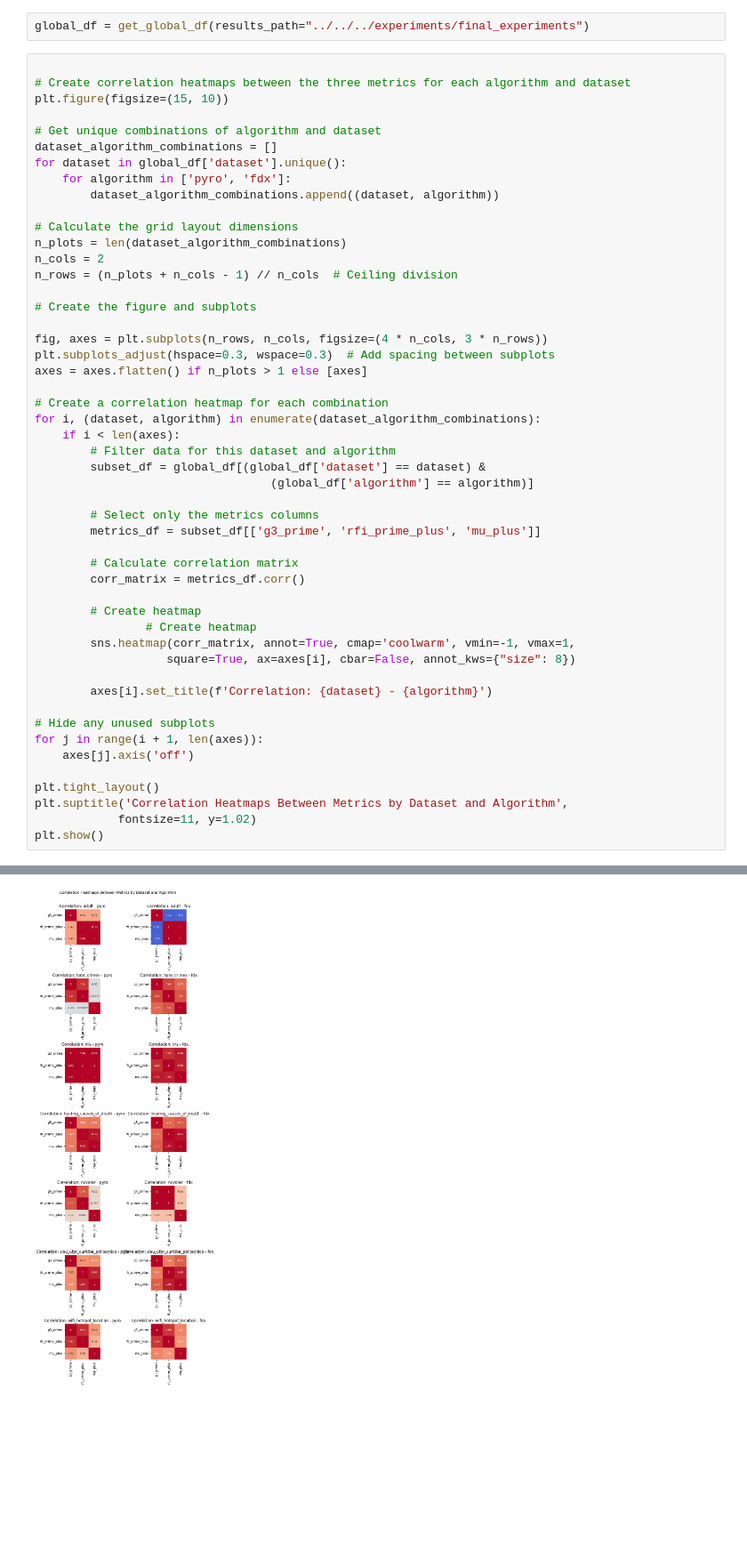
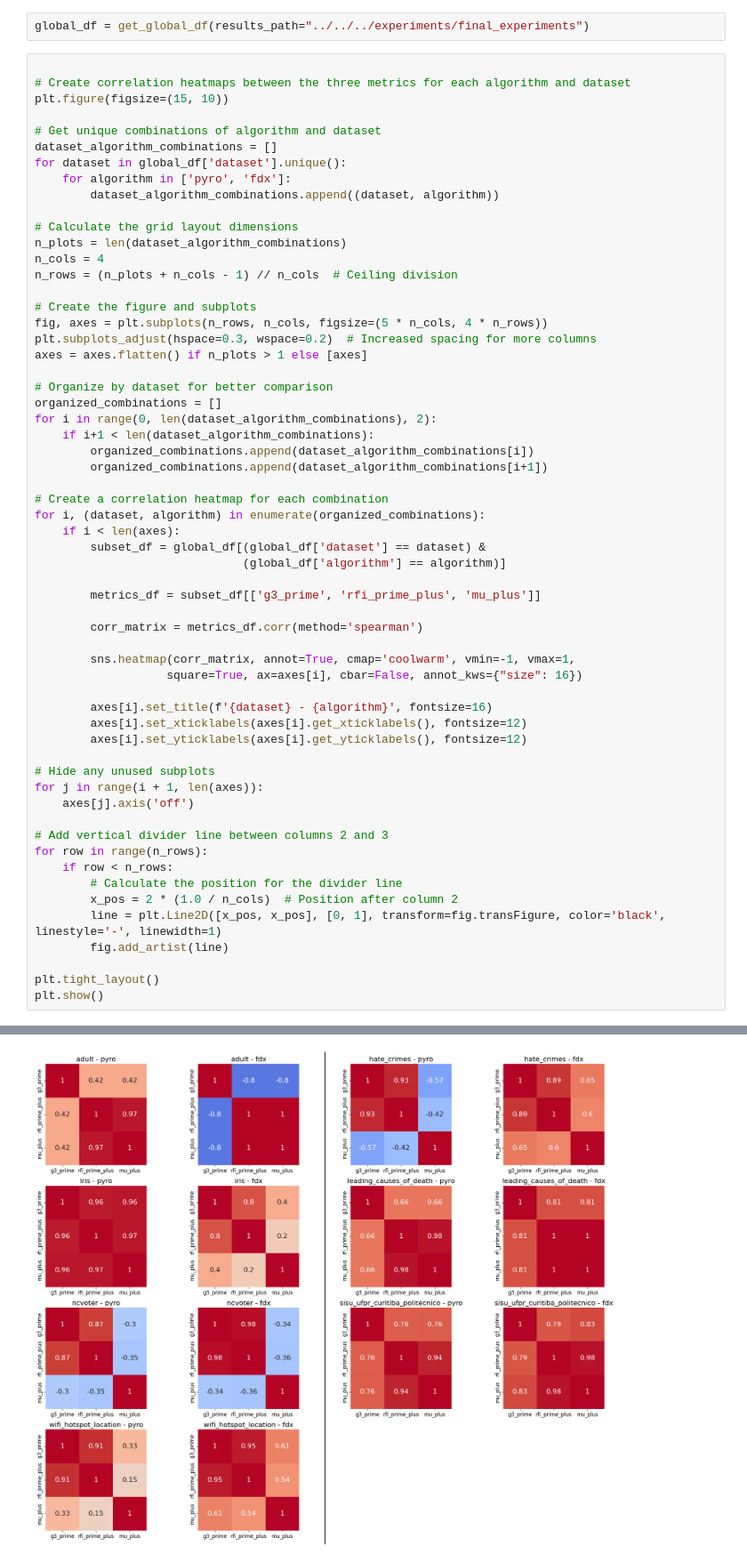
Before and after one commit to AlexF99/tcc, a Jupyter notebook: src/metrics/visualizations/correlation.ipynb, the cells around one changed output, grey strips where cells are left out. Shown at 89% size. Cells and saved outputs as stored; diff of their text form; blank space fills up the shorter version.

Commit message:
correlation plot changes and spearson method

```diff
--- a/src/metrics/visualizations/correlation.ipynb
+++ b/src/metrics/visualizations/correlation.ipynb
@@ -15,47 +15,56 @@ plt.figure(figsize=(15, 10))
 dataset_algorithm_combinations = []
 for dataset in global_df['dataset'].unique():
     for algorithm in ['pyro', 'fdx']:
         dataset_algorithm_combinations.append((dataset, algorithm))
 
 # Calculate the grid layout dimensions
 n_plots = len(dataset_algorithm_combinations)
-n_cols = 2
+n_cols = 4
 n_rows = (n_plots + n_cols - 1) // n_cols  # Ceiling division
 
 # Create the figure and subplots
-
-fig, axes = plt.subplots(n_rows, n_cols, figsize=(4 * n_cols, 3 * n_rows))
-plt.subplots_adjust(hspace=0.3, wspace=0.3)  # Add spacing between subplots
+fig, axes = plt.subplots(n_rows, n_cols, figsize=(5 * n_cols, 4 * n_rows))
+plt.subplots_adjust(hspace=0.3, wspace=0.2)  # Increased spacing for more columns
 axes = axes.flatten() if n_plots > 1 else [axes]
 
+# Organize by dataset for better comparison
+organized_combinations = []
+for i in range(0, len(dataset_algorithm_combinations), 2):
+    if i+1 < len(dataset_algorithm_combinations):
+        organized_combinations.append(dataset_algorithm_combinations[i])
+        organized_combinations.append(dataset_algorithm_combinations[i+1])
+
 # Create a correlation heatmap for each combination
-for i, (dataset, algorithm) in enumerate(dataset_algorithm_combinations):
+for i, (dataset, algorithm) in enumerate(organized_combinations):
     if i < len(axes):
-        # Filter data for this dataset and algorithm
         subset_df = global_df[(global_df['dataset'] == dataset) &
-                                  (global_df['algorithm'] == algorithm)]
+                              (global_df['algorithm'] == algorithm)]
 
-        # Select only the metrics columns
         metrics_df = subset_df[['g3_prime', 'rfi_prime_plus', 'mu_plus']]
 
-        # Calculate correlation matrix
-        corr_matrix = metrics_df.corr()
+        corr_matrix = metrics_df.corr(method='spearman')
 
-        # Create heatmap
-                # Create heatmap
         sns.heatmap(corr_matrix, annot=True, cmap='coolwarm', vmin=-1, vmax=1,
-                   square=True, ax=axes[i], cbar=False, annot_kws={"size": 8})
+                   square=True, ax=axes[i], cbar=False, annot_kws={"size": 16})
 
-        axes[i].set_title(f'Correlation: {dataset} - {algorithm}')
+        axes[i].set_title(f'{dataset} - {algorithm}', fontsize=16)
+        axes[i].set_xticklabels(axes[i].get_xticklabels(), fontsize=12)
+        axes[i].set_yticklabels(axes[i].get_yticklabels(), fontsize=12)
 
 # Hide any unused subplots
 for j in range(i + 1, len(axes)):
     axes[j].axis('off')
 
+# Add vertical divider line between columns 2 and 3
+for row in range(n_rows):
+    if row < n_rows:
+        # Calculate the position for the divider line
+        x_pos = 2 * (1.0 / n_cols)  # Position after column 2
+        line = plt.Line2D([x_pos, x_pos], [0, 1], transform=fig.transFigure, color='black', linestyle='-', linewidth=1)
+        fig.add_artist(line)
+
 plt.tight_layout()
-plt.suptitle('Correlation Heatmaps Between Metrics by Dataset and Algorithm',
-            fontsize=11, y=1.02)
 plt.show()
 # %% [output]
 <Figure size 1500x1000 with 0 Axes>
-[figure, old version]
+[figure, new version]
```
